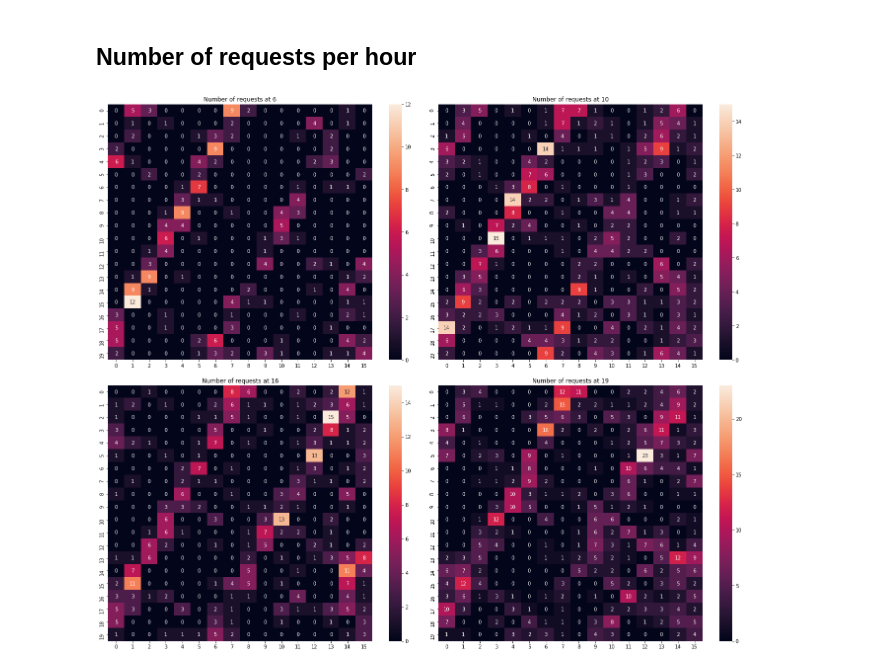
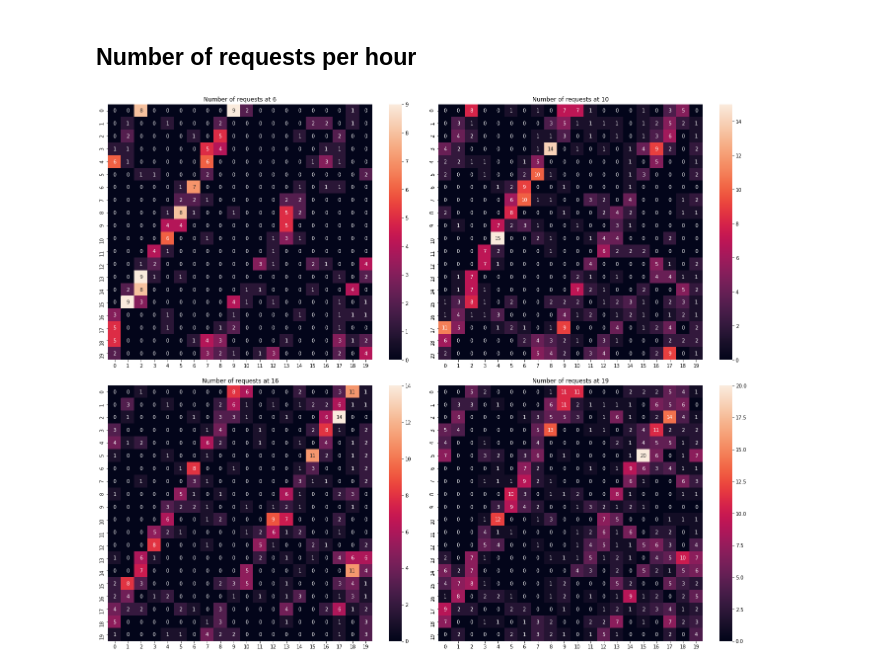
Before and after one commit to sash-ko/ai-transportation, a Jupyter notebook: cnn_demand_model/Baselines.ipynb, the cells around one changed output. Drawn from its saved outputs; the diff is of its cells as text; code cells hidden in the pictures.

Commit message:
Increase number of bins for hourly histogram

```diff
--- a/cnn_demand_model/Baselines.ipynb
+++ b/cnn_demand_model/Baselines.ipynb
@@ -82,25 +82,24 @@ plt.subplots_adjust(wspace=0, hspace=0.1)
 # %%
 plt.figure(figsize=(24, 20))
 
-bins = (16, 20)
-hour = 10
+bins = (20, 20)
 date = '2015-01-15'
 
 for i, hour in enumerate([6, 10, 16, 19]):
 
     plt.subplot(2, 2, i + 1)
 
     idx = (data.pickup_datetime.dt.date == pd.to_datetime(
         date)) & (data.pickup_datetime.dt.hour == hour)
 
     hist, _, _ = np.histogram2d(data[idx].pickup_lon,
                                 data[idx].pickup_lat,
                                 range=sample_box,
                                 bins=bins)
 
     plt.title(f'Number of requests at {hour}')
     sns.heatmap(np.flip(np.fliplr(hist.T)), annot=True)
 
 plt.subplots_adjust(wspace=0, hspace=0.1)
 # %% [output]
-[figure, old version]
+[figure, new version]
```
